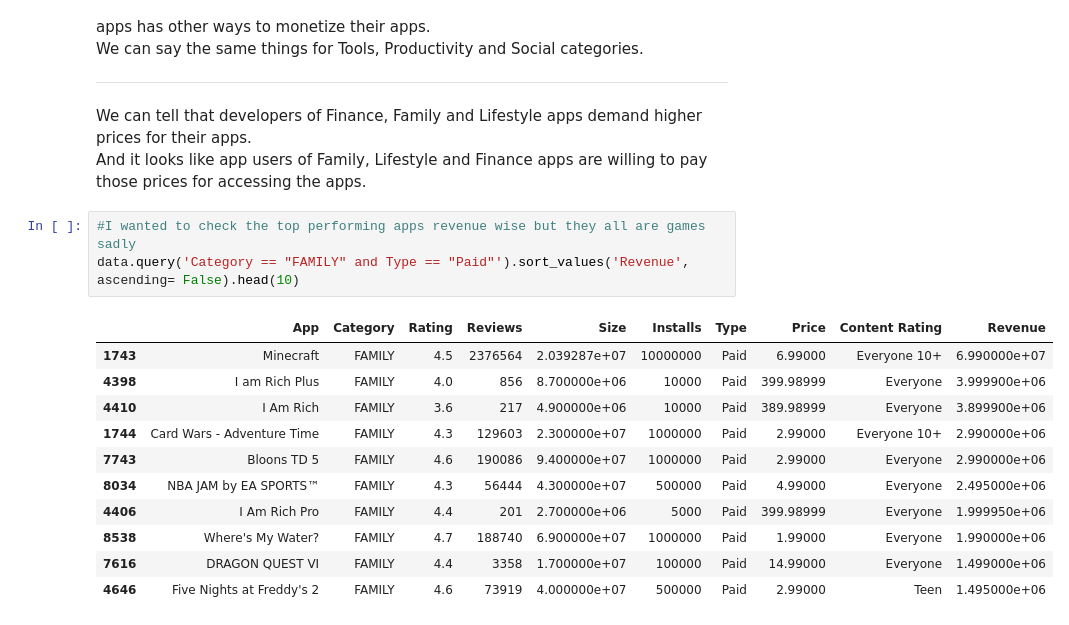
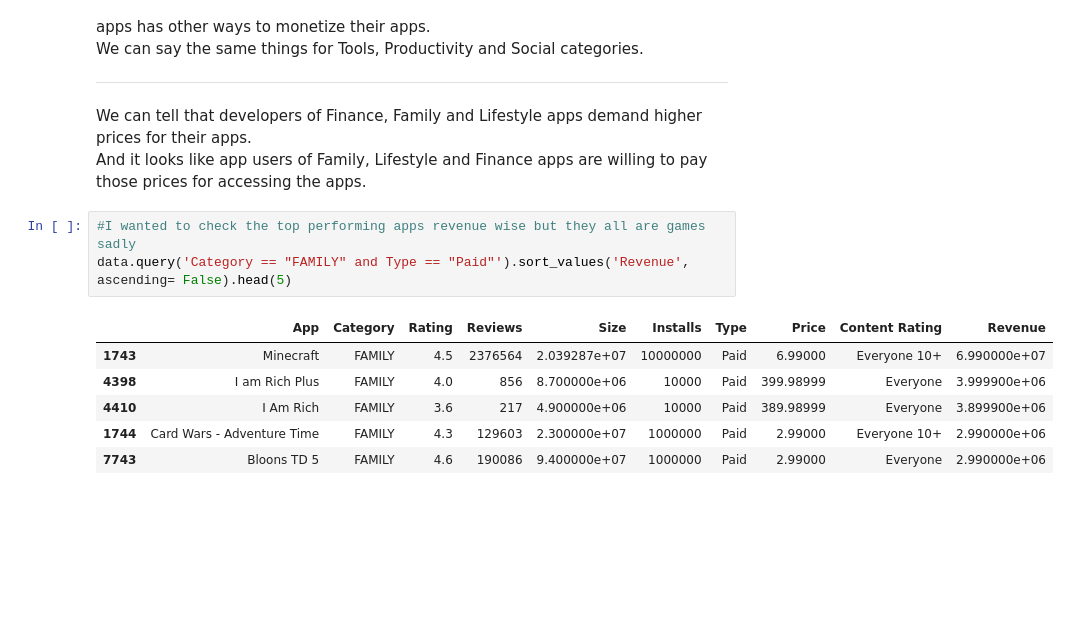
Before and after one commit to bahaozsahin/Develhope_Project-2_team-3, a Jupyter notebook: week2/week2_Baha.ipynb, the cells around one changed output. Drawn from its saved outputs; the diff is of its cells as text; blank space fills up the shorter version.

```diff
--- a/week2/week2_Baha.ipynb
+++ b/week2/week2_Baha.ipynb
@@ -173,17 +164,12 @@ We can tell that developers of Finance, Family and Lifestyle apps demand higher
 And it looks like app users of Family, Lifestyle and Finance apps are willing to pay those prices for accessing the apps.
 # %%
 #I wanted to check the top performing apps revenue wise but they all are games sadly
-data.query('Category == "FAMILY" and Type == "Paid"').sort_values('Revenue', ascending= False).head(10)
+data.query('Category == "FAMILY" and Type == "Paid"').sort_values('Revenue', ascending= False).head(5)
 # %% [output]
 |  | App | Category | Rating | Reviews | Size | Installs | Type | Price | Content Rating | Revenue |
 | 1743 | Minecraft | FAMILY | 4.5 | 2376564 | 2.039287e+07 | 10000000 | Paid | 6.99000 | Everyone 10+ | 6.990000e+07 |
 | 4398 | I am Rich Plus | FAMILY | 4.0 | 856 | 8.700000e+06 | 10000 | Paid | 399.98999 | Everyone | 3.999900e+06 |
 | 4410 | I Am Rich | FAMILY | 3.6 | 217 | 4.900000e+06 | 10000 | Paid | 389.98999 | Everyone | 3.899900e+06 |
 | 1744 | Card Wars - Adventure Time | FAMILY | 4.3 | 129603 | 2.300000e+07 | 1000000 | Paid | 2.99000 | Everyone 10+ | 2.990000e+06 |
 | 7743 | Bloons TD 5 | FAMILY | 4.6 | 190086 | 9.400000e+07 | 1000000 | Paid | 2.99000 | Everyone | 2.990000e+06 |
-| 8034 | NBA JAM by EA SPORTS™ | FAMILY | 4.3 | 56444 | 4.300000e+07 | 500000 | Paid | 4.99000 | Everyone | 2.495000e+06 |
-| 4406 | I Am Rich Pro | FAMILY | 4.4 | 201 | 2.700000e+06 | 5000 | Paid | 399.98999 | Everyone | 1.999950e+06 |
-| 8538 | Where's My Water? | FAMILY | 4.7 | 188740 | 6.900000e+07 | 1000000 | Paid | 1.99000 | Everyone | 1.990000e+06 |
-| 7616 | DRAGON QUEST VI | FAMILY | 4.4 | 3358 | 1.700000e+07 | 100000 | Paid | 14.99000 | Everyone | 1.499000e+06 |
-| 4646 | Five Nights at Freddy's 2 | FAMILY | 4.6 | 73919 | 4.000000e+07 | 500000 | Paid | 2.99000 | Teen | 1.495000e+06 |
 # %%
```
Also changed, not shown: parts of 5 cells of this notebook.
